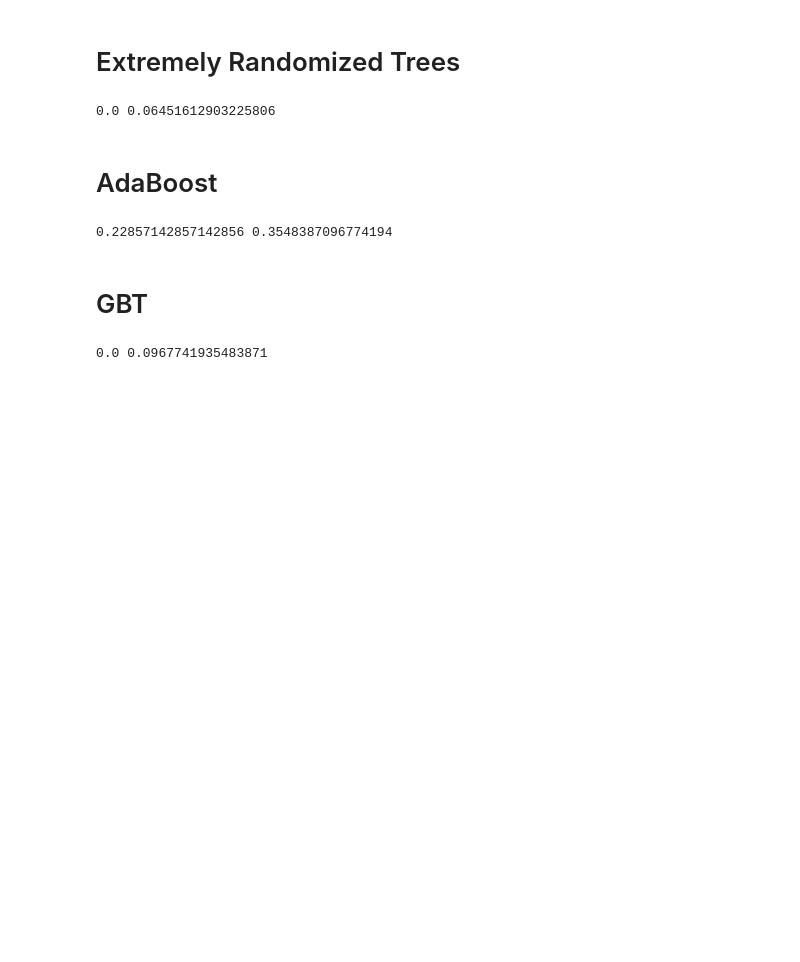
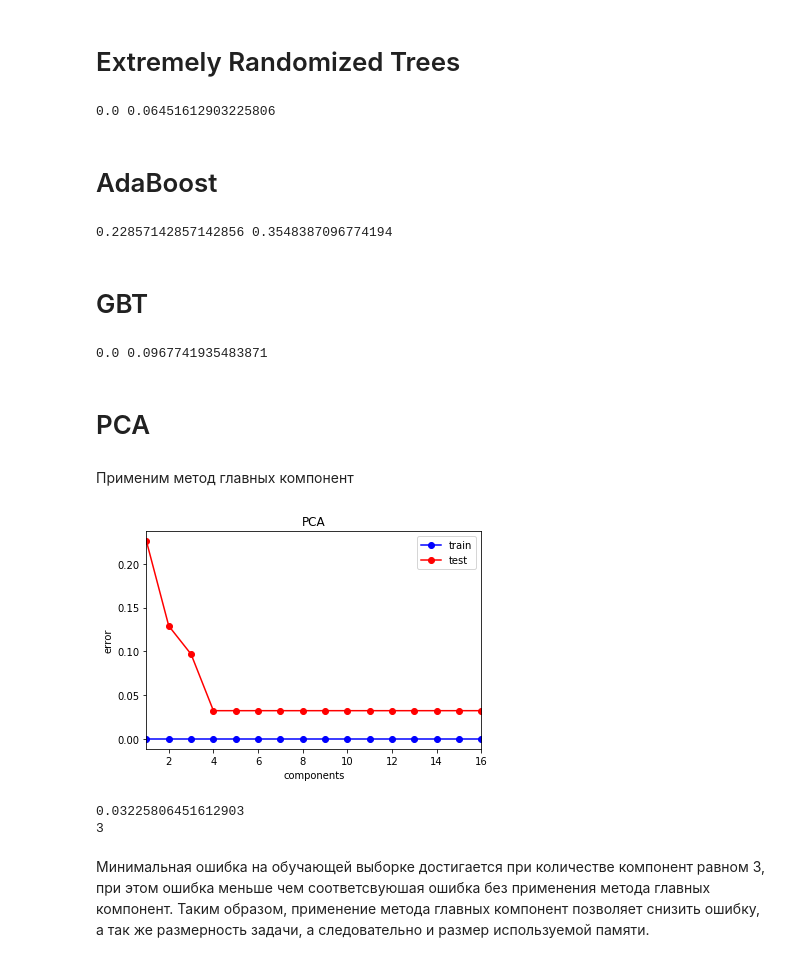
Before and after one commit to JuliaKamelina/ml, a Jupyter notebook: lab1.ipynb, the cells around one changed output. Cells and saved outputs as stored; diff of their text form; code cells hidden in the pictures; blank space fills up the shorter version.

```diff
--- a/lab1.ipynb
+++ b/lab1.ipynb
@@ -872,3 +807,46 @@ err_test = np.mean(y_test != gbt.predict(X_test))
 print(err_train, err_test)
 # %% [output]
 0.0 0.0967741935483871
+# %% [markdown]
+# PCA
+# %% [markdown]
+Применим метод главных компонент
+# %%
+from sklearn.decomposition import PCA
+
+data = pd.read_csv('./zoo/zoo.csv', sep = ',', engine = 'python')
+data = data.drop(('animal_name'), axis=1)
+data
+
+components = np.arange(1, len(data.columns))
+test_err = []
+train_err = []
+for comp in components:
+    pca = PCA(n_components=comp)
+    X_pca = pca.fit_transform(X)
+    X_train, X_test, y_train, y_test = train_test_split(X_pca, y, test_size=0.3, random_state=23)
+    knn = KNeighborsClassifier(n_neighbors=1)
+    knn.fit(X_train, y_train)
+
+    train_err.append(np.mean(y_train != knn.predict(X_train)))
+    test_err.append(np.mean(y_test  != knn.predict(X_test)))
+
+plt.figure()
+plt.plot(components, train_err, 'b-o', label = 'train')
+plt.plot(components, test_err, 'r-o', label = 'test')
+plt.xlim([np.min(components), np.max(components)])
+plt.title('PCA')
+plt.xlabel('components')
+plt.ylabel('error')
+plt.legend()
+plt.show()
+
+print(np.min(test_err))  # минимальная ошибка
+print(np.argmin(test_err)) # оптимальное число компонент
+# %% [output]
+[figure, added]
+0.03225806451612903
+3
+# %% [markdown]
+Минимальная ошибка на обучающей выборке достигается при количестве компонент равном 3, при этом ошибка меньше чем соответсвуюшая ошибка без применения метода главных компонент.
+Таким образом, применение метода главных компонент позволяет снизить ошибку, а так же размерность задачи, а следовательно и размер используемой памяти.
```
Also changed, not shown: parts of 10 cells of this notebook.
